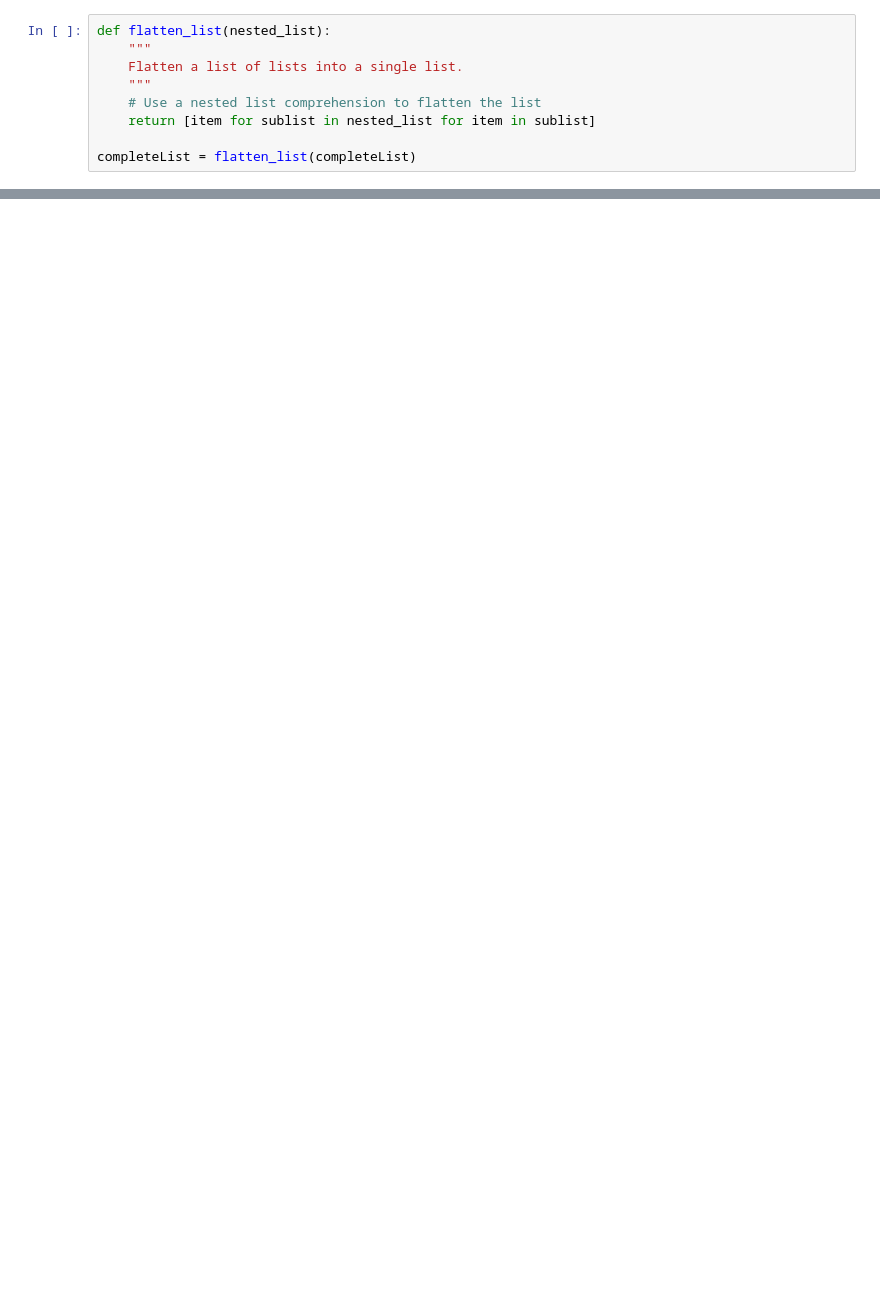
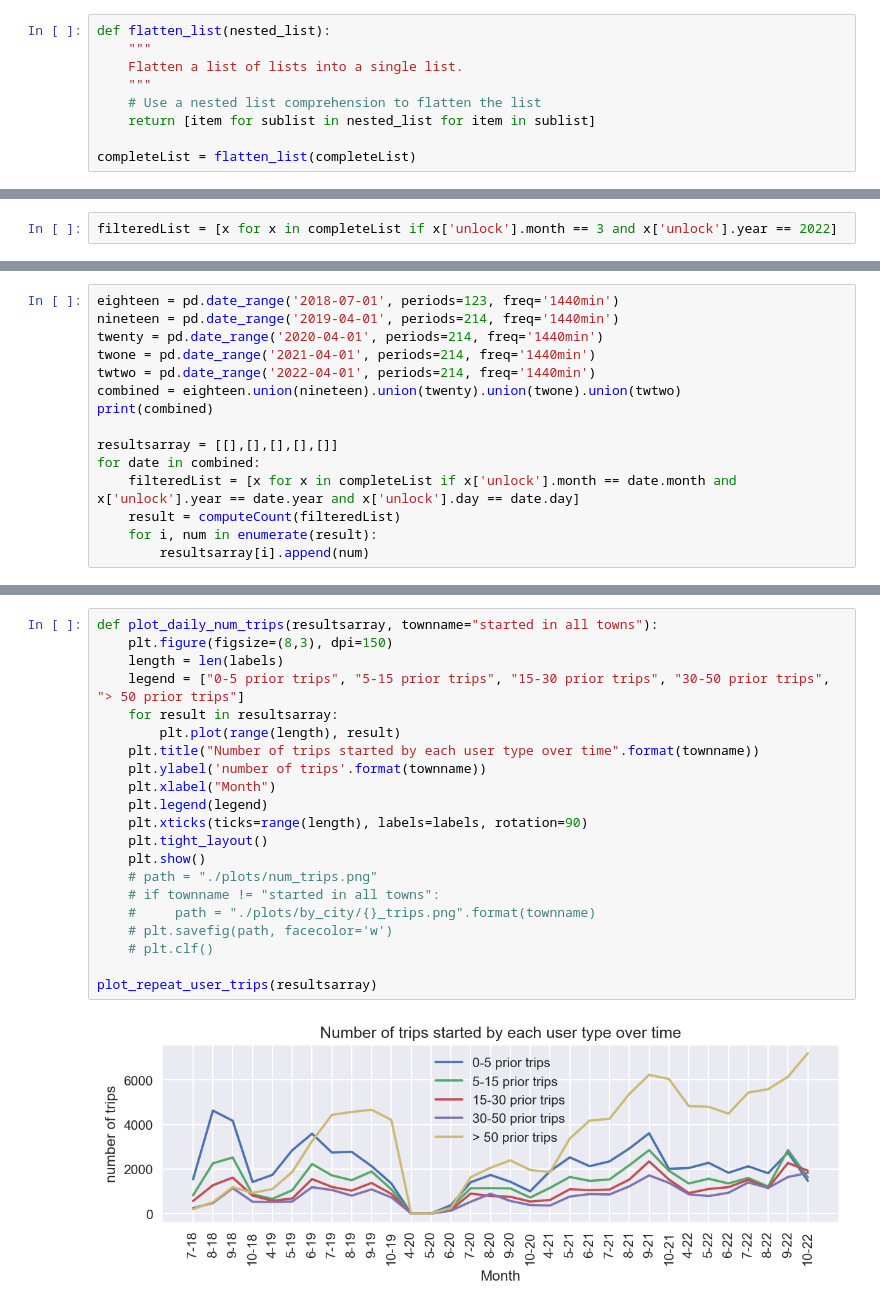
Before and after one commit to umassos/ebike-analysis, a Jupyter notebook: newPlots.ipynb, the cells around one changed output, grey strips where cells are left out. Saved outputs shown, nothing was run; the diff lists cells and outputs as text; blank space fills up the shorter version.

Commit message:
new plots

```diff
--- a/newPlots.ipynb
+++ b/newPlots.ipynb
@@ -91,0 +92,2 @@ print(completeList[9])
+# %%
+filteredList = [x for x in completeList if x['unlock'].month == 3 and x['unlock'].year == 2022]
@@ -91,0 +140,15 @@ print(completeList[9])
+# %%
+eighteen = pd.date_range('2018-07-01', periods=123, freq='1440min')
+nineteen = pd.date_range('2019-04-01', periods=214, freq='1440min')
+twenty = pd.date_range('2020-04-01', periods=214, freq='1440min')
+twone = pd.date_range('2021-04-01', periods=214, freq='1440min')
+twtwo = pd.date_range('2022-04-01', periods=214, freq='1440min')
+combined = eighteen.union(nineteen).union(twenty).union(twone).union(twtwo)
+print(combined)
+
+resultsarray = [[],[],[],[],[]]
+for date in combined:
+    filteredList = [x for x in completeList if x['unlock'].month == date.month and x['unlock'].year == date.year and x['unlock'].day == date.day]
+    result = computeCount(filteredList)
+    for i, num in enumerate(result):
+        resultsarray[i].append(num)
@@ -91,0 +243,23 @@ print(completeList[9])
+# %%
+def plot_daily_num_trips(resultsarray, townname="started in all towns"):
+    plt.figure(figsize=(8,3), dpi=150)
+    length = len(labels)
+    legend = ["0-5 prior trips", "5-15 prior trips", "15-30 prior trips", "30-50 prior trips", "> 50 prior trips"]
+    for result in resultsarray:
+        plt.plot(range(length), result)
+    plt.title("Number of trips started by each user type over time".format(townname))
+    plt.ylabel('number of trips'.format(townname))
+    plt.xlabel("Month")
+    plt.legend(legend)
+    plt.xticks(ticks=range(length), labels=labels, rotation=90)
+    plt.tight_layout()
+    plt.show()
+    # path = "./plots/num_trips.png"
+    # if townname != "started in all towns":
+    #     path = "./plots/by_city/{}_trips.png".format(townname)
+    # plt.savefig(path, facecolor='w')
+    # plt.clf()
+
+plot_repeat_user_trips(resultsarray)
+# %% [output]
+[figure, added]
```
Also changed, not shown: parts of 11 cells of this notebook.
